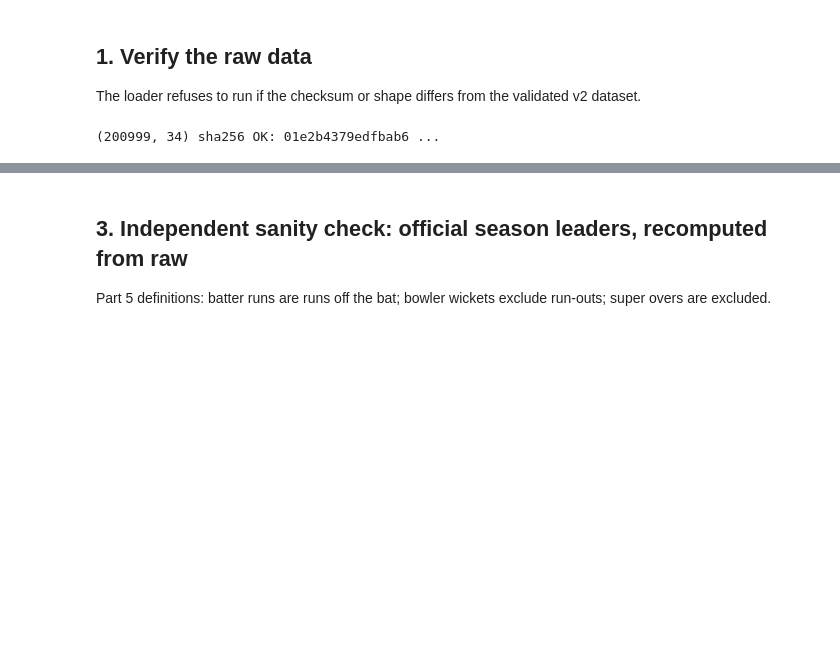
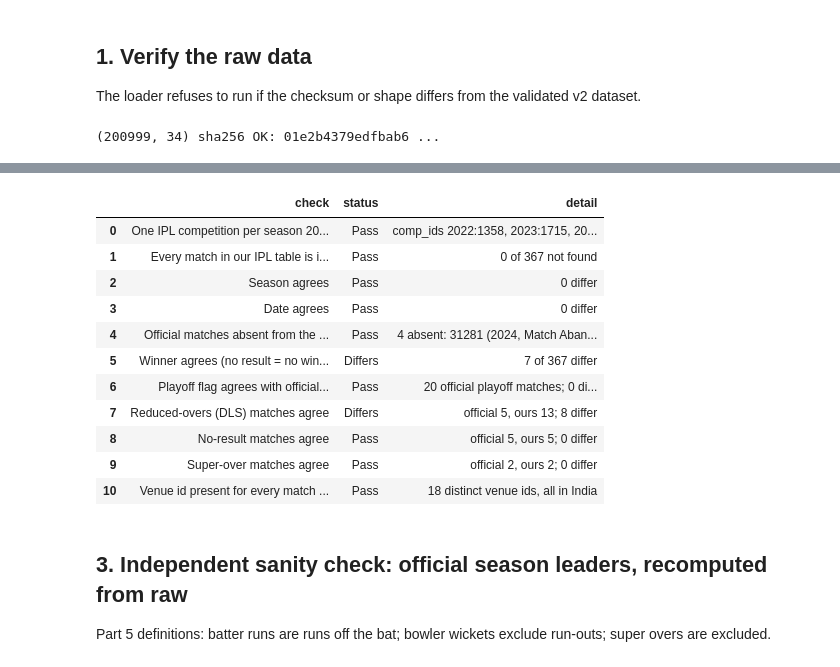
Before and after one commit to dakshsharma08/RR_Expert, a Jupyter notebook: outputs/deliverables/E_RR_Clutch_Index_Notebook.ipynb, the cells around one changed output, grey strips where cells are left out. Saved outputs shown, nothing was run; the diff lists cells and outputs as text; code cells hidden in the pictures; blank space fills up the shorter version.

```diff
--- a/outputs/deliverables/E_RR_Clutch_Index_Notebook.ipynb
+++ b/outputs/deliverables/E_RR_Clutch_Index_Notebook.ipynb
@@ -77,3 +82,18 @@ pipeline finished in 151s
+# %%
+display(pd.read_csv(ROOT / 'outputs' / 'tables' / 'step0_official_meta_check.csv'))
+# %% [output]
+|  | check | status | detail |
+| 0 | One IPL competition per season 20... | Pass | comp_ids 2022:1358, 2023:1715, 20... |
+| 1 | Every match in our IPL table is i... | Pass | 0 of 367 not found |
+| 2 | Season agrees | Pass | 0 differ |
+| 3 | Date agrees | Pass | 0 differ |
+| 4 | Official matches absent from the ... | Pass | 4 absent: 31281 (2024, Match Aban... |
+| 5 | Winner agrees (no result = no win... | Differs | 7 of 367 differ |
+| 6 | Playoff flag agrees with official... | Pass | 20 official playoff matches; 0 di... |
+| 7 | Reduced-overs (DLS) matches agree | Differs | official 5, ours 13; 8 differ |
+| 8 | No-result matches agree | Pass | official 5, ours 5; 0 differ |
+| 9 | Super-over matches agree | Pass | official 2, ours 2; 0 differ |
+| 10 | Venue id present for every match ... | Pass | 18 distinct venue ids, all in India |
 # %% [markdown]
 ## 3. Independent sanity check: official season leaders, recomputed from raw
 Part 5 definitions: batter runs are runs off the bat; bowler wickets exclude run-outs; super overs are excluded.
```
Also changed, not shown: parts of 15 cells of this notebook, 24 other files.
